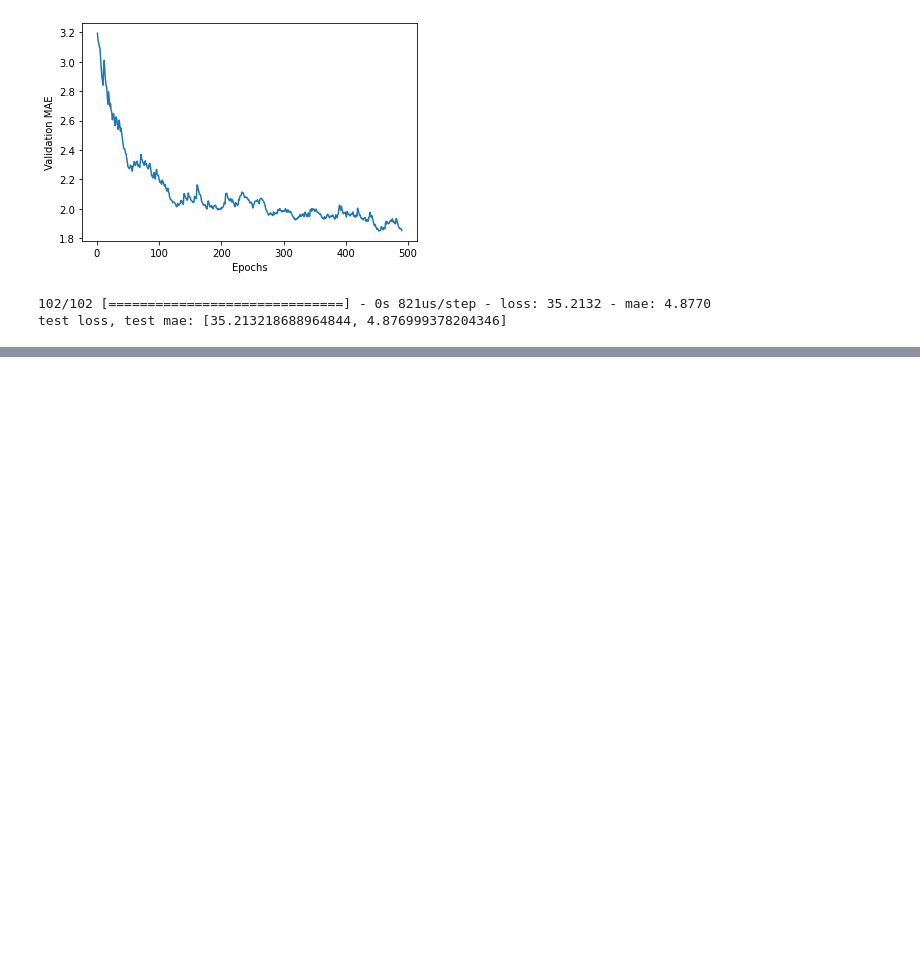
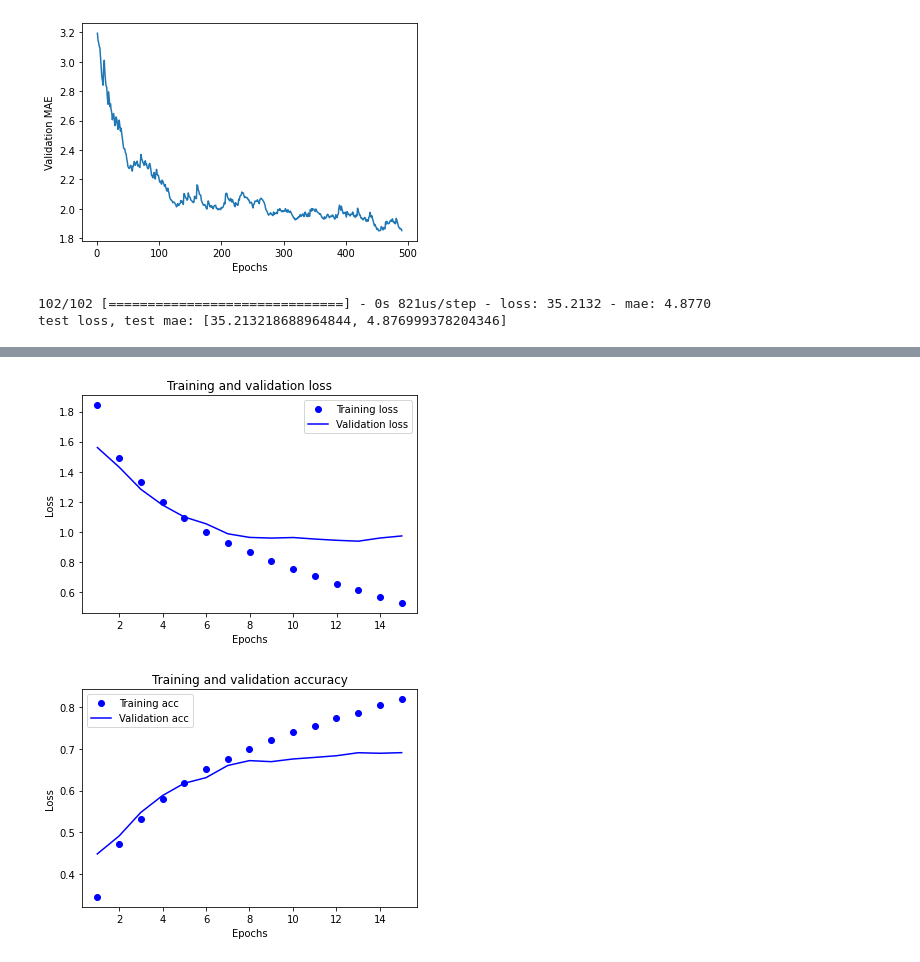
Before and after one commit to BakirK/Artificial-intelligence-labs, a Jupyter notebook: VI_labs.ipynb, the cells around one changed output, grey strips where cells are left out. Cells and saved outputs as stored; diff of their text form; code cells hidden in the pictures; blank space fills up the shorter version.

```diff
--- a/VI_labs.ipynb
+++ b/VI_labs.ipynb
@@ -1415,0 +1618,4 @@ prediction
+# %%
+#trainxScaled = np.float32((trainx / 255).flatten())
+trainxScaled = np.float32(trainx / 255)
+testxScaled = np.float32(testx / 255)
@@ -1415,0 +1668,5 @@ prediction
+# %%
+model = define_model()
+# %%
+hist = model.fit(trainxScaled, trainyHot, epochs=15, batch_size=64, validation_data=(testxScaled, testyHot))
+history = hist.history
@@ -1415,0 +1691,28 @@ prediction
+# %%
+def plotAcc(history):
+  import matplotlib.pyplot as plt
+  acc = history['accuracy']
+  loss_values = history['loss']
+  val_loss_values = history['val_loss']
+  epochs = range(1, len(acc) + 1)
+  plt.plot(epochs, loss_values, 'bo', label='Training loss')
+  plt.plot(epochs, val_loss_values, 'b', label='Validation loss')
+  plt.title('Training and validation loss')
+  plt.xlabel('Epochs')
+  plt.ylabel('Loss')
+  plt.legend()
+  plt.show()
+  plt.clf()
+  acc_values = history['accuracy']
+  val_acc_values = history['val_accuracy']
+  plt.plot(epochs, acc_values, 'bo', label='Training acc')
+  plt.plot(epochs, val_acc_values, 'b', label='Validation acc')
+  plt.title('Training and validation accuracy')
+  plt.xlabel('Epochs')
+  plt.ylabel('Loss')
+  plt.legend()
+# %%
+plotAcc(history)
+# %% [output]
+[figure, added]
+[figure, added]
```
Also changed, not shown: parts of 38 cells of this notebook, 1 other file.
